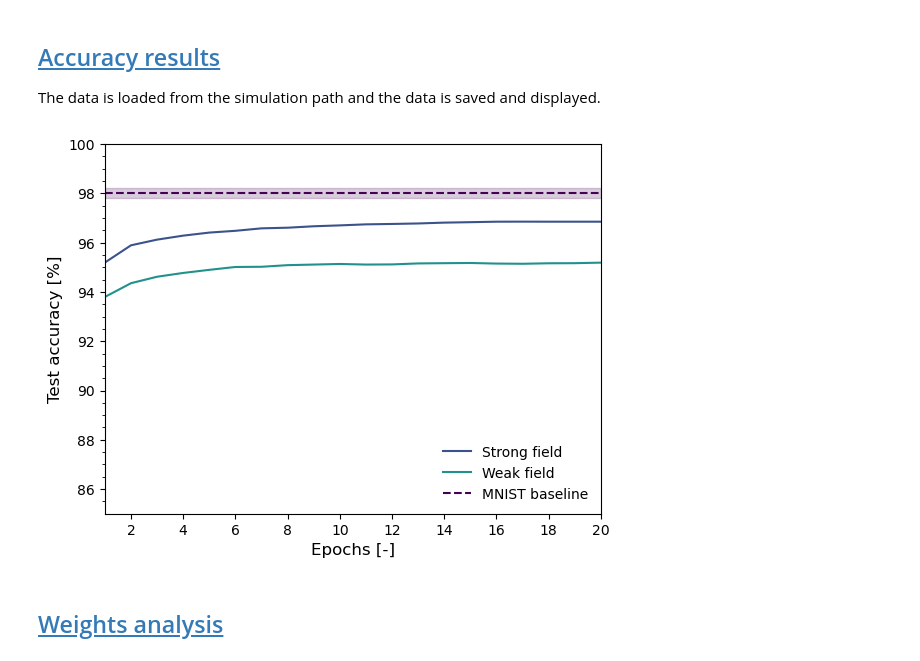
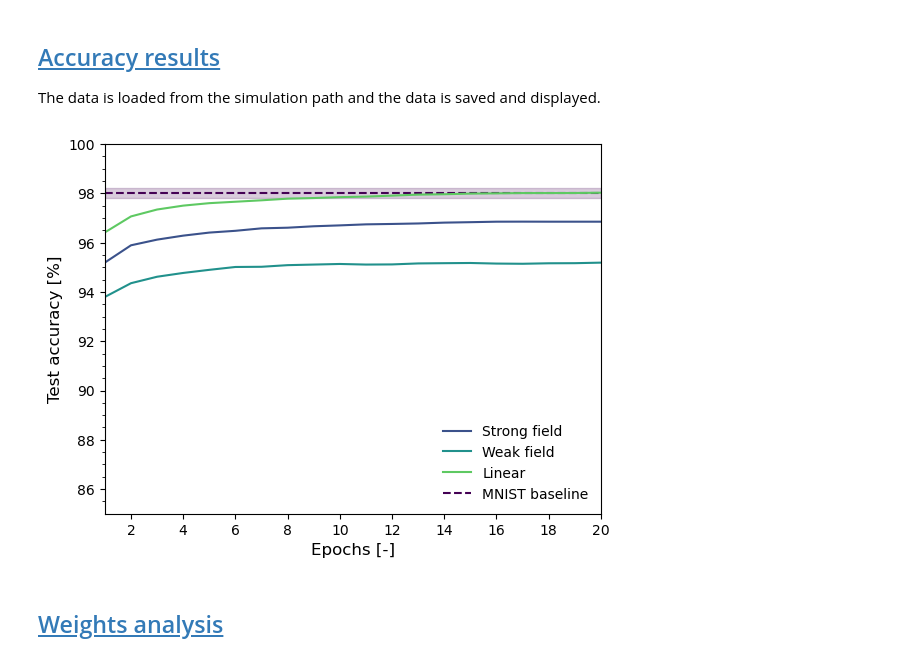
Before and after one commit to kellian-cottart/magnetoionic-simulations, a Jupyter notebook: magnetoionic-figures.ipynb, the cells around one changed output. Drawn from its saved outputs; the diff is of its cells as text; code cells hidden in the pictures.

```diff
--- a/magnetoionic-figures.ipynb
+++ b/magnetoionic-figures.ipynb
@@ -59,8 +59,9 @@ The data is loaded from the simulation path and the data is saved and displayed.
 # %%
 n_iterations = 5
 paths = [
-    f"20240708165908", # Strong field
-    f"20240710101446" # Weak field
+    "20240711091649-MNIST-strong-0.01", # Strong field - LR 0.01
+    "20240711091614-MNIST-weak-0.01", # Weak field - LR 0.01
+    "20240711091723-MNIST-linear-0.01", # Linear field - LR 0.01
 ]
 models = []
 for path in paths:
@@ -74,34 +75,34 @@ for path in paths:
 models = torch.stack(models)
 # %%
 fig, ax = plt.subplots()
-palette = plt.get_cmap('viridis', len(models)+3)
+palette = plt.get_cmap('viridis', len(models)+2)
 # Add mnist baseline 98% +- 0.2% for 512 hidden units
 ax.hlines(98, 1, 20, color=palette(0), linestyle='--', label="MNIST baseline")
 ax.fill_between([1, 20], 97.8, 98.2, alpha=0.2, color=palette(0))
 # compare models
-names = ["Strong field", "Weak field"]
+names = ["Strong field", "Weak field", "Linear"]
 for i, model in enumerate(models):
     mean = torch.mean(model, dim=0)
     std = torch.std(model, dim=0)
     # add one element to the beginning of the tensor
     mean = torch.cat((torch.tensor([0.0]), mean))
     std = torch.cat((torch.tensor([0.0]), std))
     ax.plot(mean*100, label=f"{names[i]}", color=palette(i+1))
     ax.fill_between(mean - std, mean + std, alpha=0.2, color=palette(i+1))
 
 ax.set_xlabel("Epochs [-]", fontsize=12)
 ax.set_ylabel("Test accuracy [%]", fontsize=12)
 ax.legend(loc='lower right', fontsize=10, frameon=False)
 ax.yaxis.set_minor_locator(AutoMinorLocator())
 ax.set_ylim([85, 100])
 ax.set_xticks(range(0, 21,2))
 ax.set_xlim([1, 20])
 plt.show()
 # save as pdf and svg
 name = "weak-vs-strong-" + GRAPHS_ID
 fig.savefig(f"{graph_folder}/{name}.pdf", bbox_inches='tight')
 fig.savefig(f"{graph_folder}/{name}.svg", bbox_inches='tight')
 # %% [output]
-[figure, old version]
+[figure, new version]
 # %% [markdown]
 ## <a id='toc1_3_'></a>[Weights analysis](#toc0_)
```
Also changed, not shown: parts of 5 cells of this notebook, 3 other files.
